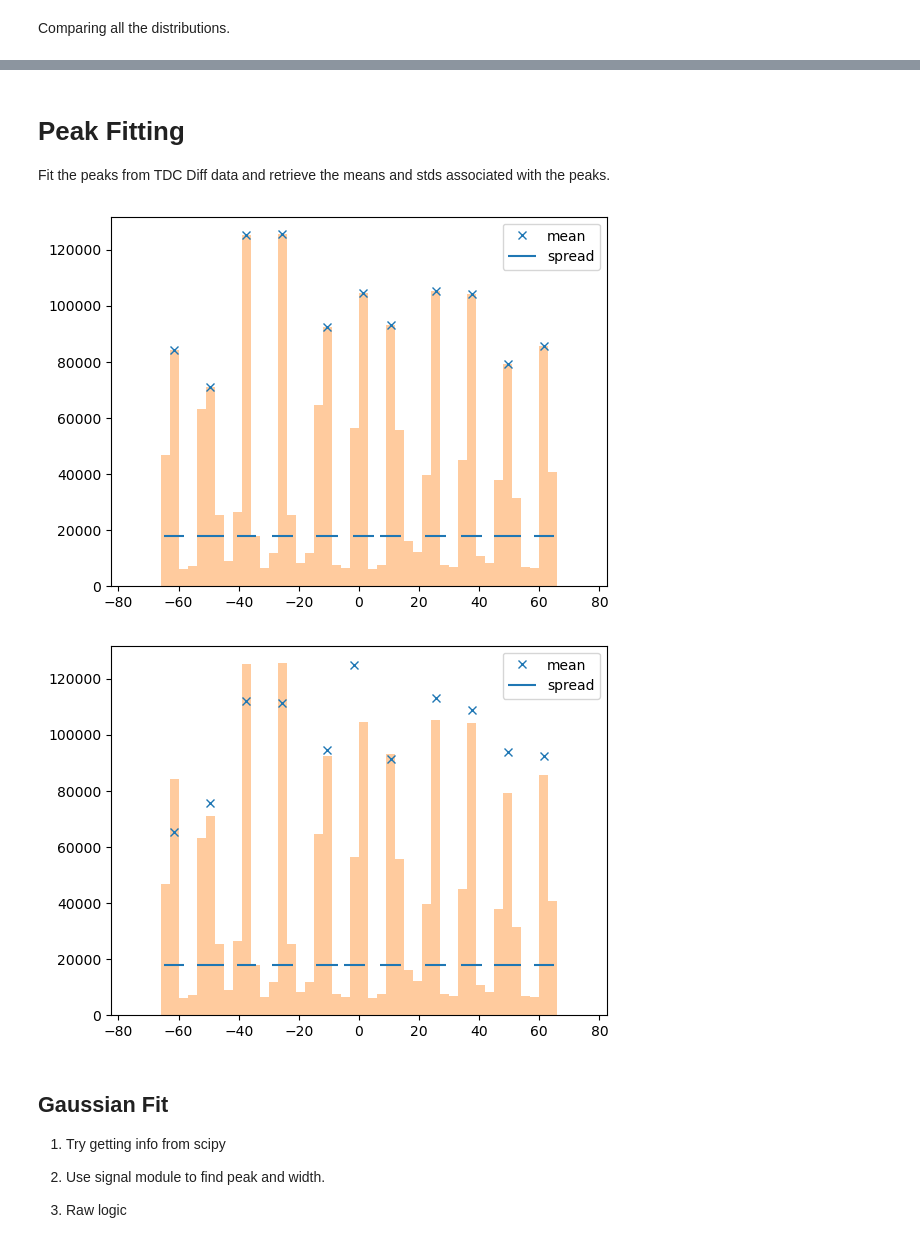
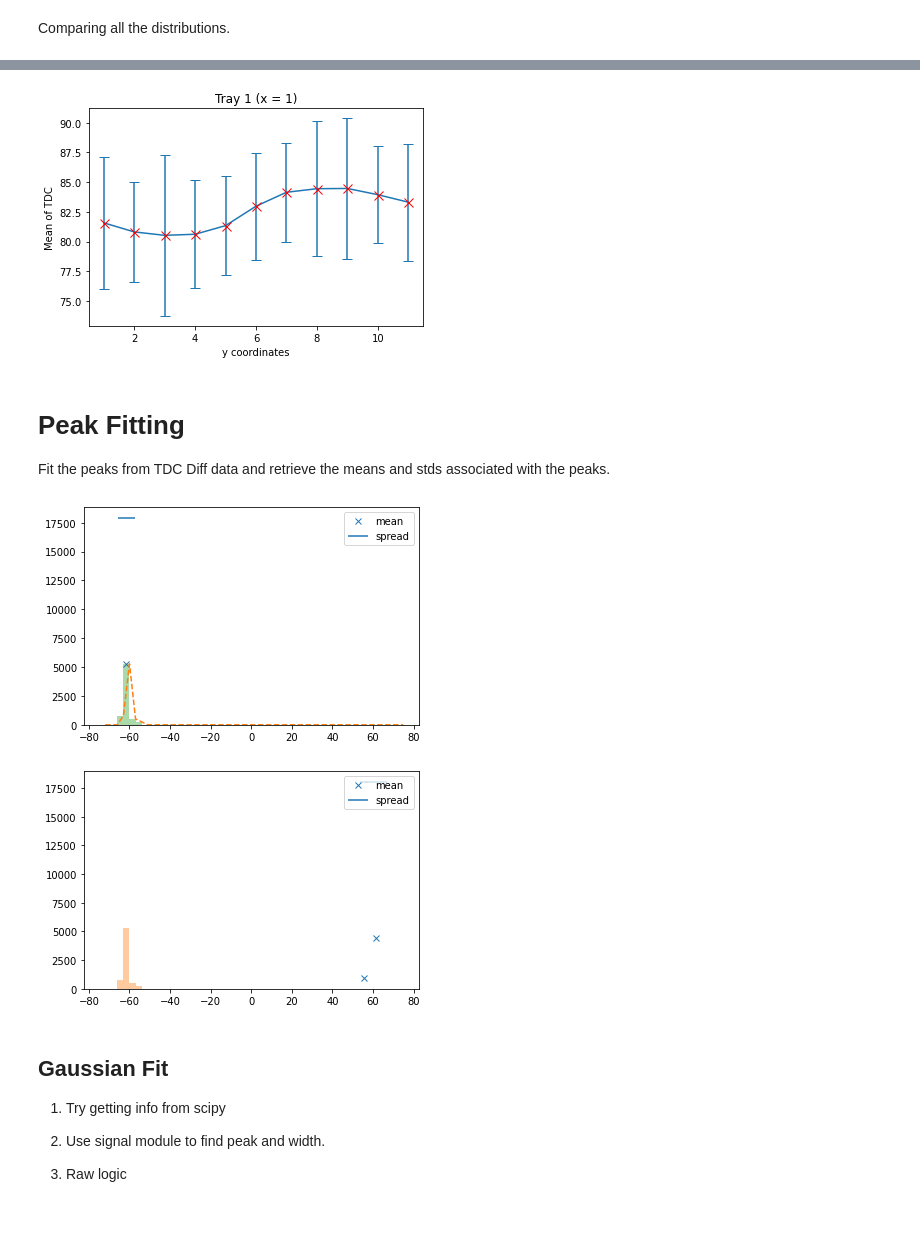
Before and after one commit to shanto268/CrateAnalysis, a Jupyter notebook: TDC_Study.ipynb, the cells around one changed output, grey strips where cells are left out. Saved outputs shown, nothing was run; the diff lists cells and outputs as text; code cells hidden in the pictures.

```diff
--- a/TDC_Study.ipynb
+++ b/TDC_Study.ipynb
@@ -27,7 +43,7 @@ FileNotFoundError: [Errno 2] No such file or directory: 'processed_data/lead_bri
 # %%
 from MuDataFrame import *
 
-mdfo_calib = MuDataFrame("/Volumes/mac_extended/Research/MT/proto1b/data_sets/calibration_data/calibration_data.csv")
+mdfo_calib = MuDataFrame("/Users/sc/Projects/Summer21Muons/dataFiles/calibration_data_updated.csv")
 
 mdf_calib = mdfo_calib.events_df
 
@@ -240,11 +256,13 @@ data_x_stds = [np.std(i) for i in data_x]
 yvals = np.linspace(1,11,11)
 # %%
 plt.errorbar(x=yvals, y=data_x_means, marker='x', yerr=data_x_stds,
-             mec='red', ms=9, solid_capstyle='projecting', capsize=5)
+             mec='red', ms=9, capsize=5) #solid_capstyle='projecting'
 plt.xlabel("y coordinates")
 plt.ylabel("Mean of TDC")
 plt.title("Tray 1 (x = {})".format(1))
 plt.savefig("tdc_dist_1.pdf")
+# %% [output]
+[figure, added]
 # %% [markdown]
 # Peak Fitting
 
@@ -314,21 +332,21 @@ def matcher(xall,yall,yvals):
 # %%
 range = (-75,75)
 bins = 50
 thresh = 18000
 sfactor = 1.3
 offset = -1.5
 
 x,y = getFitStats(mdfo_calib,"diffL1",bins,range)
-domain, means,stds = getMeanAndWidth(mdfo_calib,"diffL1",bins,range, relHeight=0.93, doPlot=False)
+domain, means,spread = getMeanAndWidth(mdfo_calib,"diffL1",bins,range, relHeight=0.93, doPlot=False)
 domain = np.array(domain) + offset
 plt.plot(domain, means, 'x',label="mean")
-#plt.plot(x,y,'--')
+plt.plot(x,y,'--')
 plt.hlines(domain+thresh, np.array(domain)-spread*sfactor, np.array(domain)+spread*sfactor,label="spread")
 plt.hist(mdfo_calib.get("diffL1"),range=range,bins=bins,alpha=0.4)
 plt.legend()
 plt.show()
 # %% [output]
-[figure, old version]
+[figure, new version]
 # %%
 range = (-75,75)
 bins = 50
@@ -337,7 +355,7 @@ sfactor = 1.3
 offset = -1.5
 
 x,y = getFitStats(mdfo_calib,"diffL2",bins,range)
-domain, means,stds = getMeanAndWidth(mdfo_calib,"diffL2",bins,range, relHeight=0.9, doPlot=False)
+domain, means,spread = getMeanAndWidth(mdfo_calib,"diffL2",bins,range, relHeight=0.9, doPlot=False)
 domain = np.array(domain) + offset
 plt.plot(domain, means, 'x',label="mean")
 #plt.plot(x,y,'--')
@@ -346,7 +364,7 @@ plt.hist(mdfo_calib.get("diffL1"),range=range,bins=bins,alpha=0.4)
 plt.legend()
 plt.show()
 # %% [output]
-[figure, old version]
+[figure, new version]
 # %% [markdown]
 ## Gaussian Fit
 
```
Also changed, not shown: parts of 31 cells of this notebook, 1 other file.
